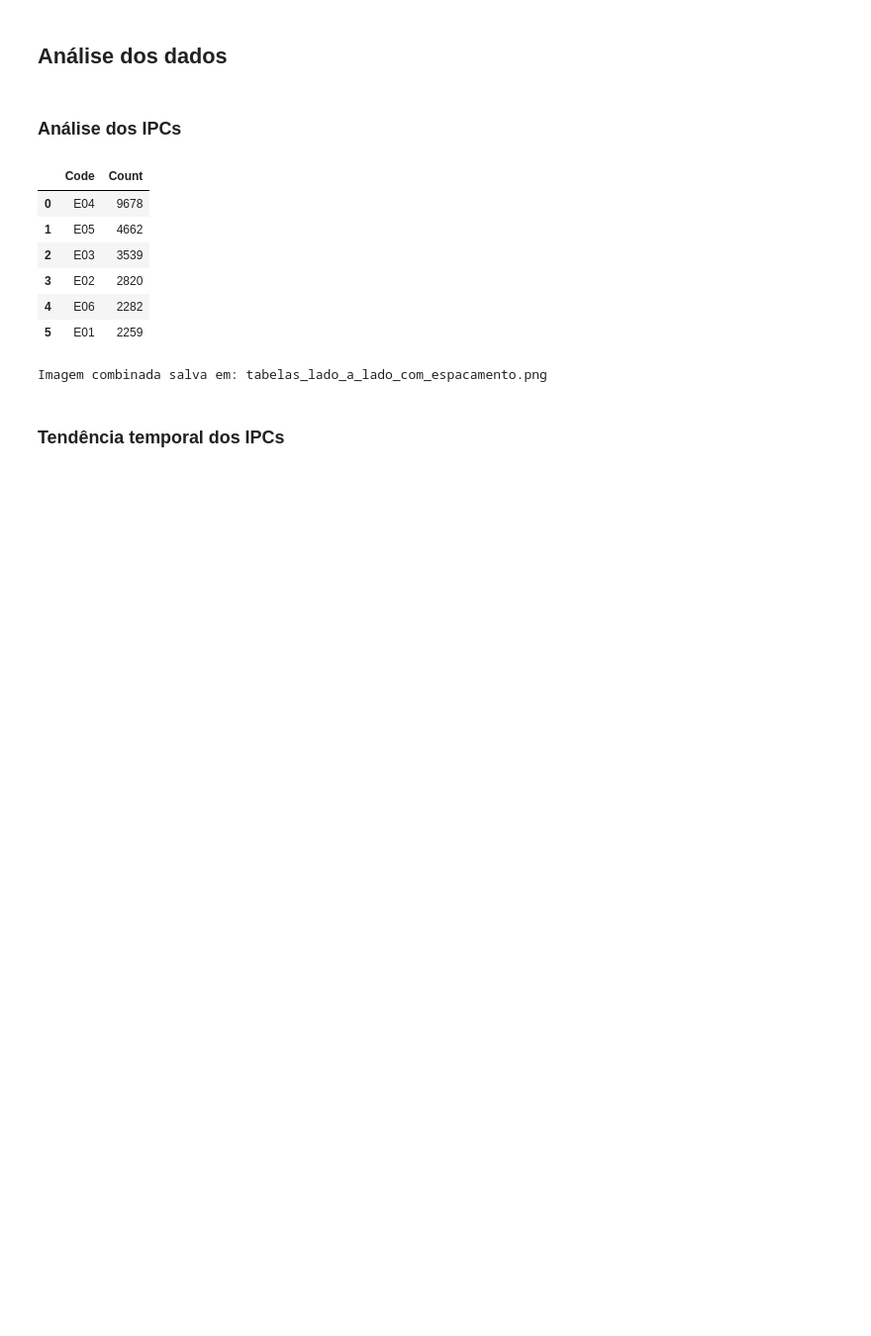
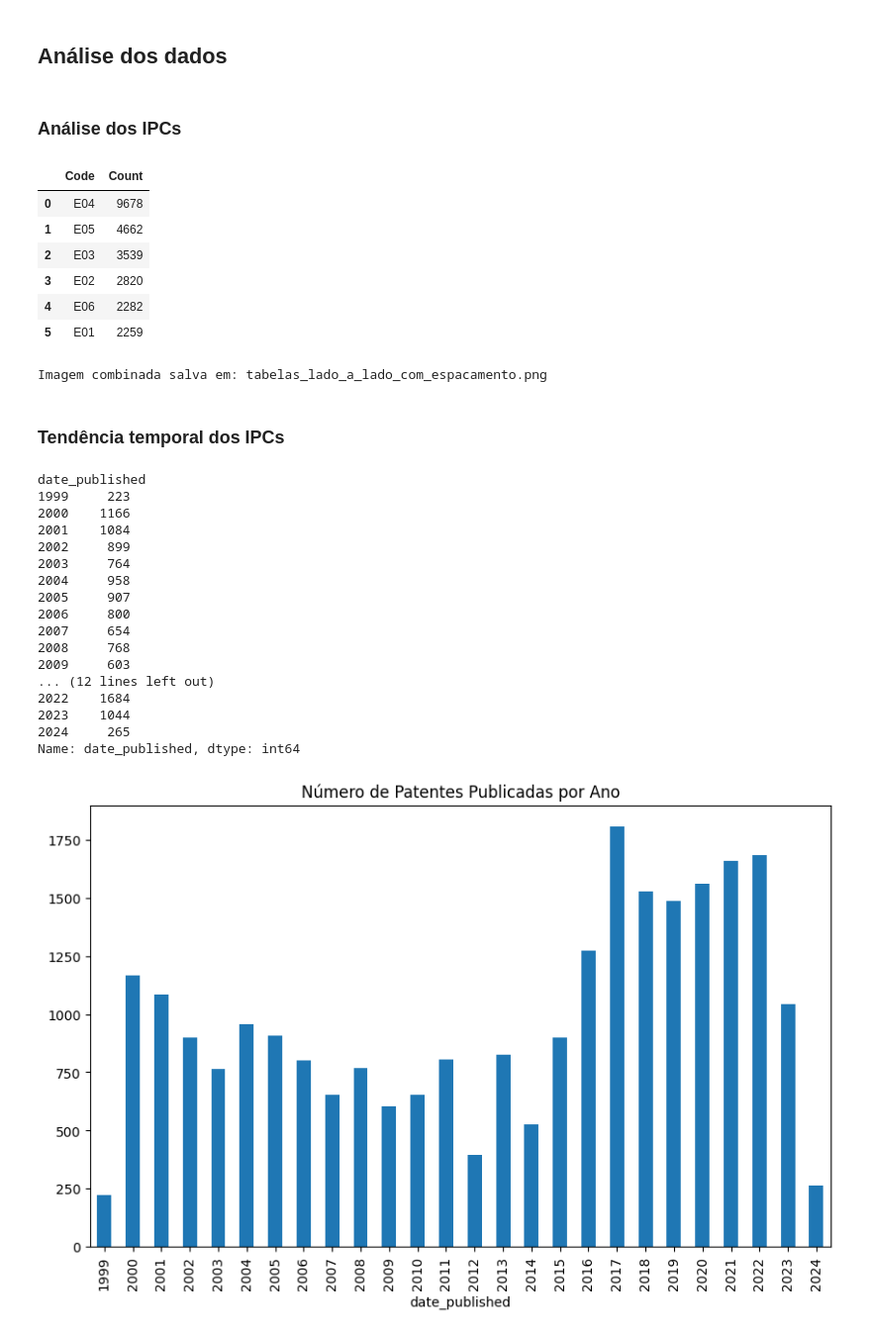
Before and after one commit to devlhm/artigo-rp2, a Jupyter notebook: dimi/analise-1.ipynb, the cells around one changed output. Shown at 99% size. Saved outputs shown, nothing was run; the diff lists cells and outputs as text; code cells hidden in the pictures; blank space fills up the shorter version.

Commit message:
feat: patents-per-year

```diff
--- a/dimi/analise-1.ipynb
+++ b/dimi/analise-1.ipynb
@@ -659,3 +646,28 @@ plt.yticks(fontsize=10)
 plt.tight_layout()
 plt.savefig('analise_temporal_top_5_melhorada_v2.png')
 plt.close()
+# %%
+filtered_ipcr['date_published'] = pd.to_datetime(filtered_ipcr['date_published'])
+
+filtered_ipcr['date_published'].groupby(filtered_ipcr['date_published'].dt.year).count().plot(kind='bar', figsize=(10,6), title='Número de Patentes Publicadas por Ano')
+
+filtered_ipcr['date_published'].groupby(filtered_ipcr['date_published'].dt.year).count()
+# %% [output]
+date_published
+1999     223
+2000    1166
+2001    1084
+2002     899
+2003     764
+2004     958
+2005     907
+2006     800
+2007     654
+2008     768
+2009     603
+... (12 lines left out)
+2022    1684
+2023    1044
+2024     265
+Name: date_published, dtype: int64
+[figure, added]
```
Also changed, not shown: parts of 2 cells of this notebook, 8 other files.
